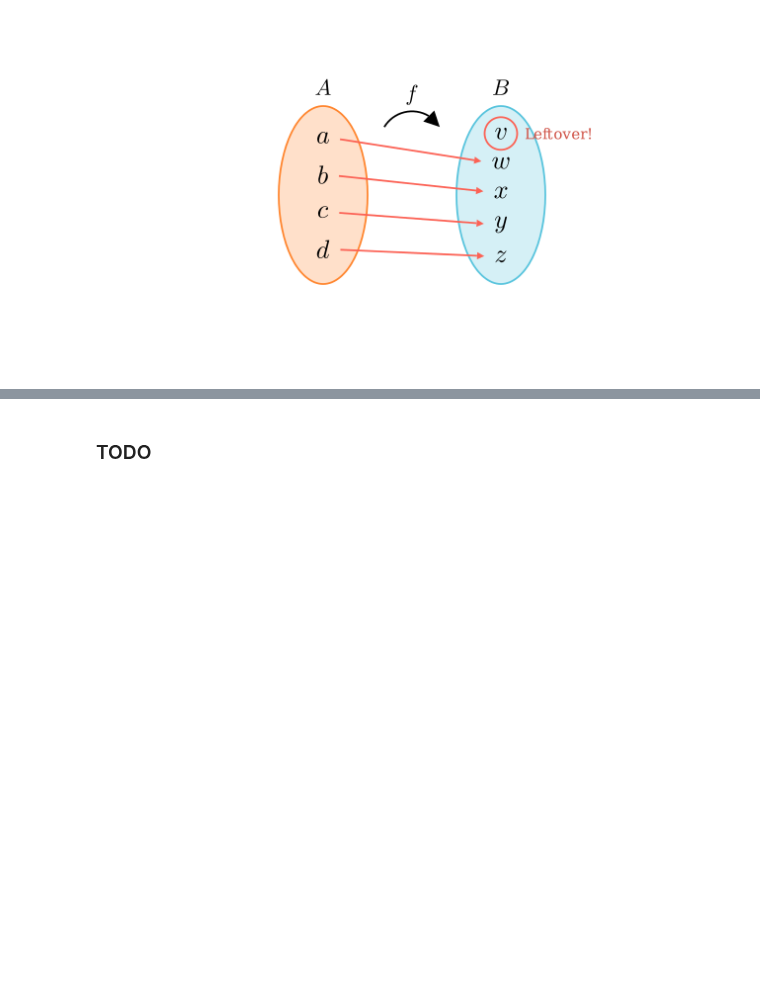
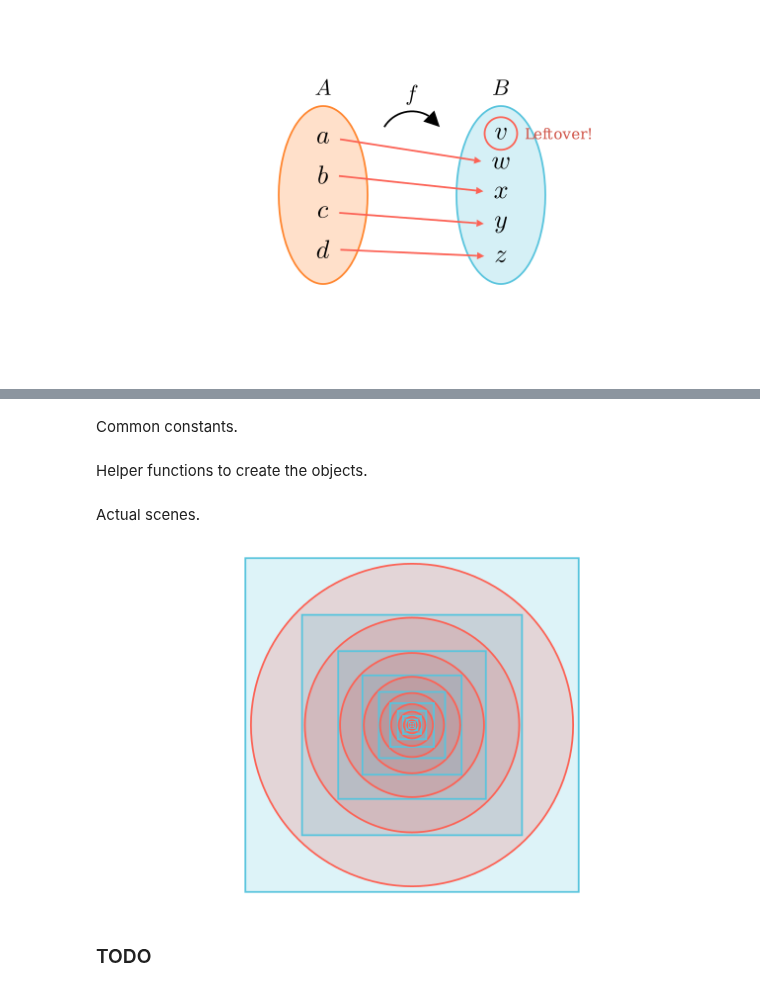
Before and after one commit to PhotonicGluon/NZQRC-Book, a Jupyter notebook: code/image_generation/notebooks/part-1/counting.ipynb, the cells around one changed output, grey strips where cells are left out. Cells and saved outputs as stored; diff of their text form; code cells hidden in the pictures; blank space fills up the shorter version.

Commit message:
Create initial CSB diagram

```diff
--- a/code/image_generation/notebooks/part-1/counting.ipynb
+++ b/code/image_generation/notebooks/part-1/counting.ipynb
@@ -454,0 +457,2 @@ class FunctionDiagram(Scene):
+# %% [markdown]
+Common constants.
@@ -455,2 +462,53 @@ class FunctionDiagram(Scene):
+# %% [markdown]
+Helper functions to create the objects.
+# %%
+def create_nested(
+    initial_scale: float = 7.5,
+    buff: float = 0.25,
+    size_tolerance: float = 1e-5,
+    first_shape: str = "square"
+) -> VGroup:
+    # Create the initial shapes
+    if first_shape == "square":
+        square = Square(side_length=1)
+        circle = Circle(radius=0.5)
+    else:
+        circle = Circle(radius=0.5)
+        square = Square(side_length=np.sqrt(2)/2)
+
+    square.set_color(SQUARE_COLOUR)
+    square.set_fill(color=SQUARE_COLOUR, opacity=0.2)
+    circle.set_color(CIRCLE_COLOUR)
+    circle.set_fill(color=CIRCLE_COLOUR, opacity=0.2)
+
+    initial_objects = [square, circle] if first_shape == "square" else [circle, square]
+    initial_objects = VGroup(*initial_objects)
+
+    # Repeatedly shrink the objects until tolerance is exceeded
+    all_objects = []
+    scale = initial_scale
+    depth = 1
+    while scale > size_tolerance:
+        objects = initial_objects.copy()
+        objects[0].scale(scale)
+        objects[1].scale(scale-(buff/depth))
+
+        scale = (scale-2*(buff/depth)) / np.sqrt(2)
+        depth += 1
+        all_objects.append(objects)
+
+    # Return all the objects
+    return VGroup(*all_objects)
+# %% [markdown]
+Actual scenes.
+# %%
+%%generate_image csb CSBDiagram --temp-dir temp
+
+class CSBDiagram(Scene):
+    def construct(self):
+        nested = create_nested(first_shape="square")
+        self.add(nested)
+# %% [output]
+[figure, added]
 # %% [markdown]
 ### TODO
```
Also changed, not shown: parts of 2 cells of this notebook.
